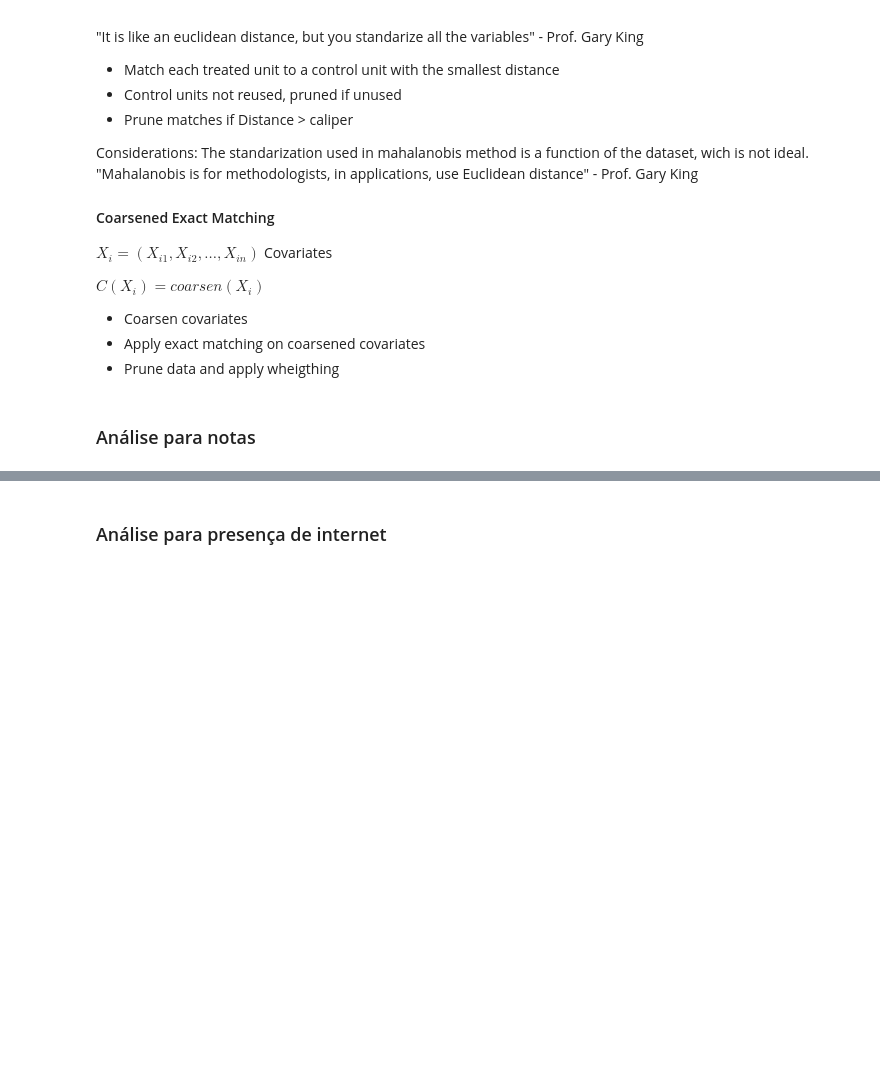
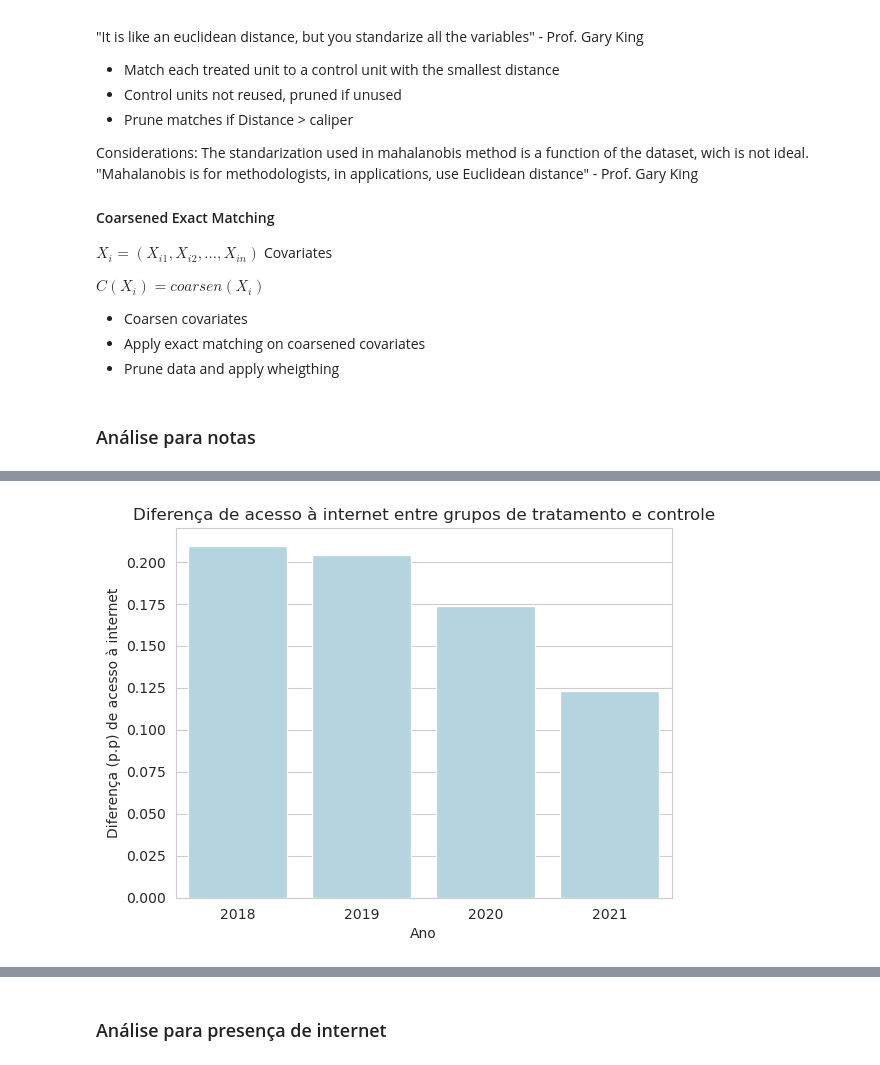
Before and after one commit to JV-Nunes/Relatorio-Conectividade, a Jupyter notebook: Analise/Models/Diffs_in_Diffs.ipynb, the cells around one changed output, grey strips where cells are left out. Cells and saved outputs as stored; diff of their text form; code cells hidden in the pictures; blank space fills up the shorter version.

```diff
--- a/Analise/Models/Diffs_in_Diffs.ipynb
+++ b/Analise/Models/Diffs_in_Diffs.ipynb
@@ -323,0 +440,12 @@ x = data2[['time', 'treated', 'did', 'NAO_BRANCO', 'IND_CASA', 'Q006']]
+# %%
+net_x_ano = data_mun.groupby(['NU_ANO', 'treated'], as_index=False)['Q025'].mean()
+net_x_ano['diff_tratado_controle']= abs(net_x_ano['Q025'].diff())
+net_x_ano = net_x_ano[net_x_ano['treated']==1]
+sns.set_style('whitegrid')
+sns.barplot(data=net_x_ano, x='NU_ANO', y='diff_tratado_controle', color='lightblue')
+plt.title('Diferença de acesso à internet entre grupos de tratamento e controle')
+plt.xlabel('Ano')
+plt.ylabel('Diferença (p.p) de acesso à internet')
+plt.show()
+# %% [output]
+[figure, added]
```
Also changed, not shown: parts of 35 cells of this notebook, 9 other files.
